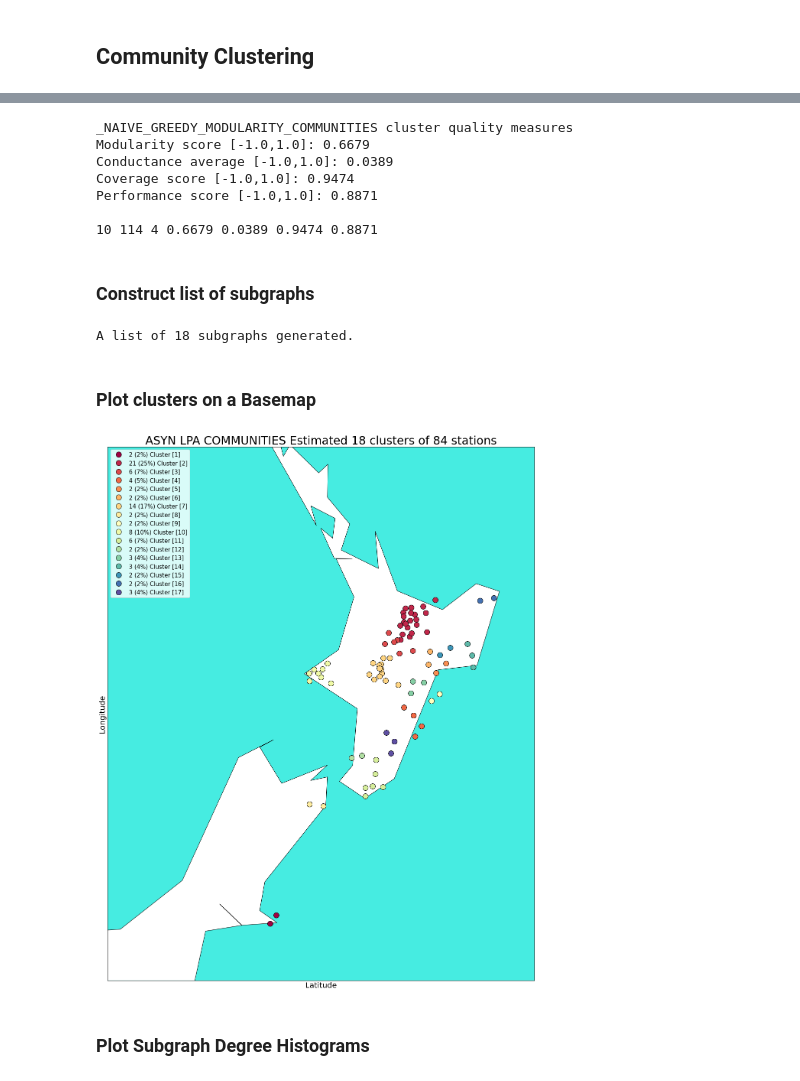
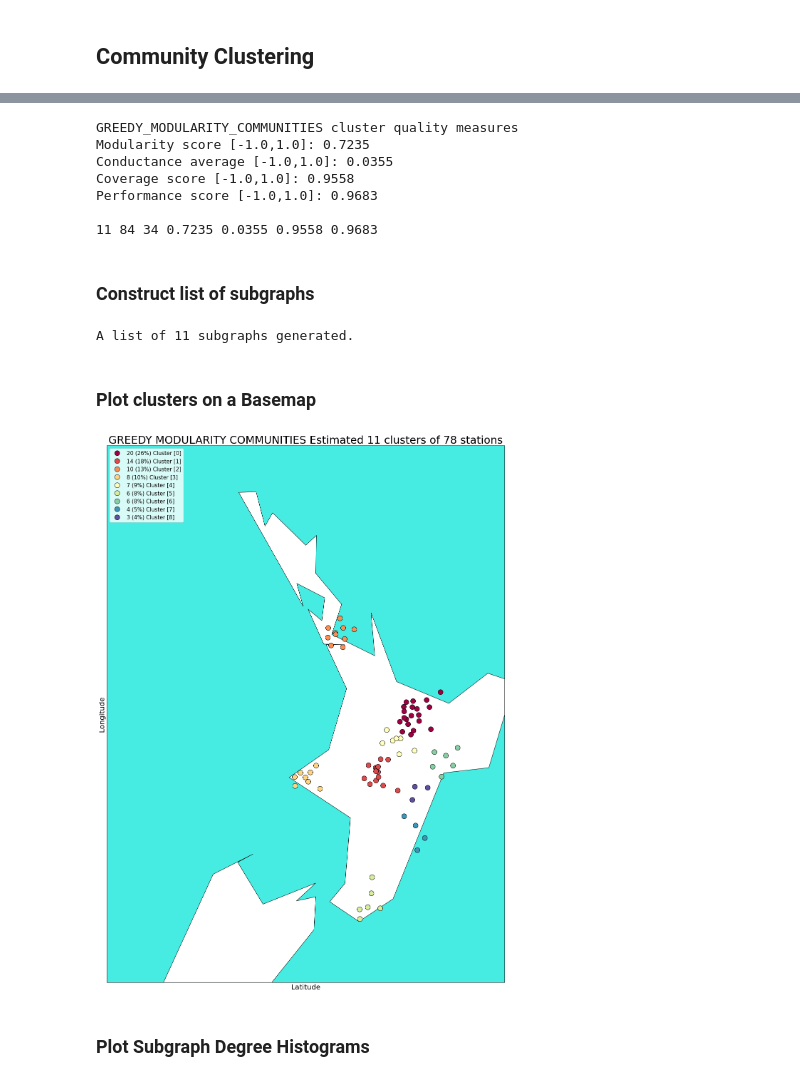
Before and after one commit to waidyanatha/quasar, a Jupyter notebook: notebooks/1a_shield_network_cluster_maps.ipynb, the cells around one changed output, grey strips where cells are left out. Cells and saved outputs as stored; diff of their text form; code cells hidden in the pictures.

```diff
--- a/notebooks/1a_shield_network_cluster_maps.ipynb
+++ b/notebooks/1a_shield_network_cluster_maps.ipynb
@@ -718,6 +702,7 @@ Lists complete with 20 MST and 20 Simple graphs
 import collections
 import math
 import numpy as np
+import matplotlib.pyplot as plt
 
 __max_deg_cnt = -1     # to set the y-axis ticks
 
@@ -730,22 +715,23 @@ fig, ax = plt.subplots(num_rows, num_cols, figsize=(15,num_rows*4), dpi=100, sha
 
 for clust_num, G in enumerate(lst_G_simple):
     degree_sequence = sorted([d for n, d in G.degree()], reverse=True)
+    _avg_degree = sum(degree_sequence)/len(degree_sequence)
     degreeCount = collections.Counter(degree_sequence)
     deg, cnt = zip(*degreeCount.items())
     row_num = math.floor(clust_num/num_cols)
     col_num = clust_num%num_cols
     if num_rows ==1:
         ax[col_num].bar(deg, cnt, width=0.80, color="b")
-        ax[col_num].set_title('Cluster %d' %clust_num,size=20)
+        ax[col_num].set_title('Cluster %d | Avg. deg. %0.2f' % (clust_num,_avg_degree),size=20)
         ax[row_num,col_num].set_xticks(np.arange(0, max(deg), 1))
     else:
         ax[row_num,col_num].bar(deg, cnt, width=0.80, color="b")
-        ax[row_num,col_num].set_title('Cluster %d' %clust_num,size=15)
+        ax[row_num,col_num].set_title('Cluster %d | Avg. deg. %0.2f' % (clust_num,_avg_degree),size=15)
         ax[row_num,col_num].set_xticks(np.arange(0, max(deg)+1, 1))
     if __max_deg_cnt < max(cnt):
         __max_deg_cnt = max(cnt)
 
-plt.suptitle(_s_cloud_clust_name + " cluster-wise Station Degree Histogram",size=24)
+plt.suptitle(_s_cloud_clust_name + " cluster-wise Station Degree Histogram",size=24, y=1.05)
 #st.set_y(0.95)
 fig.subplots_adjust(top=0.93)
 plt.yticks(np.arange(0, __max_deg_cnt+1, 1))
@@ -820,7 +816,11 @@ import sys; sys.path.insert(1, '../lib')
 import graph_clustering as gc
 import numpy as np
 
-_l_max_distance=50.0
+_graph_clust_st_df = station_df.copy()
+#st_coords_to_cluster = _graph_clust_st_df[['st_lat','st_lon']].to_numpy()
+
+_l_max_distance=30.0
+_n_mim_clust_size=3     # set the density
 
 '''
     OPTIONS
@@ -831,7 +831,7 @@ _l_max_distance=50.0
     (5) lukes_partitioning - works only on trees
     (6) asyn_fluidc - Fluid Communities require connected Graphs
 '''
-_s_graph_clust_name = 'asyn_fluidc'
+_s_graph_clust_name = 'greedy_modularity_communities'
 
 ''' ASYNC-LPA, LPA, GREEDY,
 
@@ -847,6 +847,7 @@ _s_graph_clust_name = 'asyn_fluidc'
 '''
 dict_clust_params = {"distance_km":_l_max_distance,
                      "weight": 'distance',
+                     "minimum_samples":_n_mim_clust_size,
                      #"seed": np.random,
                      "maximum_node_weight": 20
                     }
@@ -856,20 +857,25 @@ print('Building the simple graph with edge weights <= %0.04f'
 
 cls_g_clust = gc.community_detection(_s_graph_clust_name,**dict_clust_params)
 ''' TODO G_clusters is redundant because we have added the label attr to G_simple to get clusters '''
-G_simple, G_clusters = cls_g_clust.get_communities(station_coordinates)
+#G_simple, G_clusters = cls_g_clust.get_communities(st_coords_to_cluster)
+G_simple, G_clusters = cls_g_clust.get_communities(_graph_clust_st_df)
 #sub_graphs = [G_simple.subgraph(c).copy() for c in nx.connected_components(G_simple)]
 
 ''' Display community clustering statistics '''
-_n_nodes_clusters = sum([len(v) for v in G_clusters])
+_n_community_nodes = sum([len(v) for v in G_clusters])
+_n_min_size_clusters = len(set([v['label'] for n,v in G_simple.nodes(data=True) if v['label'] > -1]))
+_n_nodes_in_clusters = len([v['label'] for n,v in G_simple.nodes(data=True) if v['label'] > -1])
+_n_noise_count = _graph_clust_st_df.shape[0] - _n_nodes_in_clusters
+_n_avg_degree = sum([v for k, v in G_simple.degree() if G_simple.nodes[k]["label"] > -1])/_n_nodes_in_clusters
 print('')
-print('Starting with a total number of stations: %d' % station_coordinates.shape[0])
+print('Starting with a total number of stations: %d' % _graph_clust_st_df.shape[0])
 print('%s generated ...' % str(_s_graph_clust_name).upper())
-#print('Number of disconnected subgraphs  %d' % (len(sub_graphs)))
-print('Number of communities: %d' % len(G_clusters))
-print('Number of total nodes in communities: %d' % _n_nodes_clusters)
-print('Number of noise points: %d' % (station_coordinates.shape[0]-_n_nodes_clusters))
-print('Estimated average degree of nodes: %0.2f'
-      % (sum([v for k, v in G_simple.degree()])/G_simple.number_of_nodes()))
+#print('Number of method generated communities: %d with %d nodes' % (len(G_clusters),_n_community_nodes))
+print('Number of method generated communities: %d' % (len(G_clusters)))
+print('Number of clusters wth size >= %d per cluster: %d' %(_n_mim_clust_size,_n_min_size_clusters) )
+print('Number of total nodes in valid clusters: %d' % _n_nodes_in_clusters)
+print('Number of noise points (total stations - valid cluster nodes): %d' % (_n_noise_count))
+print('Estimated average degree of valid cluster nodes: %0.2f' % (_n_avg_degree))
 print('')
 print('see subgraph-wise degree histogram below')
 # %% [output]
@@ -889,12 +898,15 @@ see subgraph-wise degree histogram below
 # %%
 import networkx as nx
 import networkx.algorithms.community as nx_comm
+
+''' Conductance does not accept singelton clusters '''
+__lst_valid_g_clust = [frozenset(clust) for clust in G_clusters if len(clust) >= _n_mim_clust_size]
 
 print('%s cluster quality measures' % str(_s_graph_clust_name).upper())
 print("Modularity score [-1.0,1.0]: %0.4f"
       % nx_comm.modularity(G_simple,G_clusters))
 l_conductance = list(nx.conductance(G_simple, cluster_i, weight='distance')
-            for cluster_i in G_clusters)
+            for cluster_i in __lst_valid_g_clust)
 print("Conductance average [-1.0,1.0]: %0.4f"
       % (sum(l_conductance)/len(l_conductance)))
 print("Coverage score [-1.0,1.0]: %0.4f"
@@ -903,28 +915,29 @@ print("Performance score [-1.0,1.0]: %0.4f"
       % nx_comm.performance(G_simple, G_clusters))
 
 print('\n%d %d %d %0.4f %0.4f %0.4f %0.4f'
-      % (len(G_clusters),            # number of clusters
-         G_simple.number_of_nodes(), # total number of nodes on all clusters
-         station_coordinates.shape[0]-G_simple.number_of_nodes(), # number of noise (outliers)
+      % (_n_min_size_clusters,            # number of clusters
+         _n_nodes_in_clusters,      # total number of nodes on all clusters
+         _n_noise_count, # number of noise (outliers)
          nx_comm.modularity(G_simple,G_clusters),     # modularity community cluster quality measure
          sum(l_conductance)/len(l_conductance),       # conductance community cluster quality measure
          nx_comm.coverage(G_simple, G_clusters),      # coverate community cluster quality measure
          nx_comm.performance(G_simple, G_clusters)))  # performance community cluster quality measure
 # %% [output]
-_NAIVE_GREEDY_MODULARITY_COMMUNITIES cluster quality measures
-Modularity score [-1.0,1.0]: 0.6679
-Conductance average [-1.0,1.0]: 0.0389
-Coverage score [-1.0,1.0]: 0.9474
-Performance score [-1.0,1.0]: 0.8871
+GREEDY_MODULARITY_COMMUNITIES cluster quality measures
+Modularity score [-1.0,1.0]: 0.7235
+Conductance average [-1.0,1.0]: 0.0355
+Coverage score [-1.0,1.0]: 0.9558
+Performance score [-1.0,1.0]: 0.9683
 
-10 114 4 0.6679 0.0389 0.9474 0.8871
+11 84 34 0.7235 0.0355 0.9558 0.9683
 # %% [markdown]
 ### Construct list of subgraphs
 # %%
+''' get valid cluster subgraphs '''
 l_sub_graphs = cls_g_clust.get_list_subgraphs(G_simple)
 print('A list of %d subgraphs generated. ' % len(l_sub_graphs))
 # %% [output]
-A list of 18 subgraphs generated.
+A list of 11 subgraphs generated.
 # %% [markdown]
 ### Plot clusters on a Basemap
 # %%
@@ -932,20 +945,21 @@ A list of 18 subgraphs generated.
 import numpy as np
 import matplotlib.pyplot as plt
 from mpl_toolkits.basemap import Basemap
+import networkx as nx
 
 ''' Use list slice to plot all or a specific set of subgraphs
     e.g., if you have 18 subgraphs [0,17]; to plot
             all: s = slice (0,18);
     2nd to 6th: s = slice(1,6)
 '''
-s = slice(1,18)
+s = slice(0,9)
 
 ''' construct an array of [pos]istions and [label]s for the subgraphs'''
 G=nx.empty_graph()
 for sub_graph in l_sub_graphs[s]:
     G=nx.compose(G,sub_graph)
 
-g_node_pos = np.array(list([lon,lat] for lat,lon in nx.get_node_attributes(G,'pos').values()))
+g_node_pos = np.array(list([lat,lon] for lat,lon in nx.get_node_attributes(G,'pos').values()))
 g_labels = np.array(list([label] for label in nx.get_node_attributes(G,'label').values()))
 g_nodes = np.append(g_node_pos, g_labels, axis=1)
 st_lat = g_nodes[:,0]
@@ -969,34 +983,34 @@ m = Basemap(llcrnrlon=lon_min,
             area_thresh=10000.,
            )
 
 m.drawcoastlines()
 m.drawcountries()
 #m.drawstates()
 m.drawmapboundary(fill_color='#46ece1')
 m.fillcontinents(color = 'white',lake_color='#46bcec')
 
 unique_labels = set(nx.get_node_attributes(G,'label').values())
 colors = [plt.cm.Spectral(each)
           for each in np.linspace(0, 1, len(unique_labels))]
 
 for k, col in zip(unique_labels, colors):
     xy = np.array([x for i,x in enumerate(g_nodes) if np.any(g_nodes[i][2] == k)])
     s_legend = str(len(xy))+' ('+str(round(100*len(xy)/len(g_nodes)))+'%) Cluster ['+str(int(k))+']'
     x,y = m(xy[:, 1], xy[:, 0])
     m.plot(x, y, 'o', markerfacecolor=tuple(col),
            markeredgecolor='k', markersize=14, label=s_legend)
 
 plt.title('%s Estimated %d clusters of %d stations'
           % (_s_graph_clust_name.replace("_"," ").upper(),
              len(l_sub_graphs), g_nodes.shape[0]), fontsize=30)
 plt.xticks(size=10)
 plt.yticks(size=10)
 plt.legend(loc='upper left', fontsize=15)
 plt.xlabel('Latitude', fontsize=20)
 plt.ylabel('Longitude', fontsize=20)
 plt.show()
 # %% [output]
-[figure, old version]
+[figure, new version]
 # %% [markdown]
 ### Plot Subgraph Degree Histograms
 # %%
```
Also changed, not shown: parts of 21 cells of this notebook, 4 other files.
